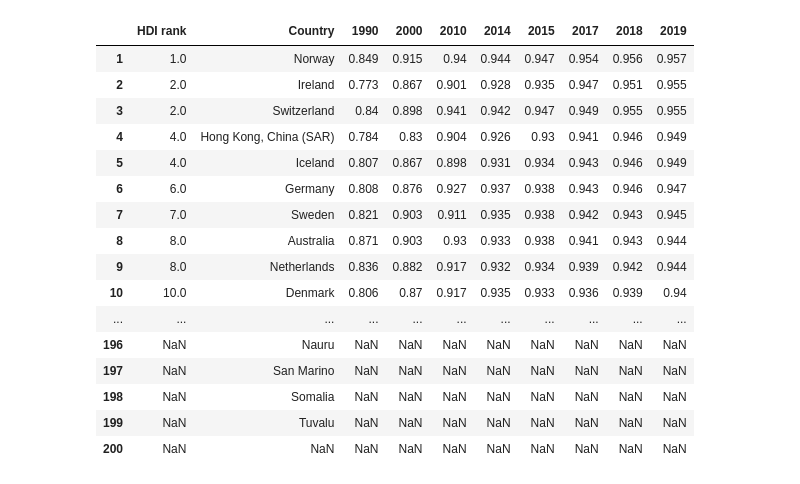
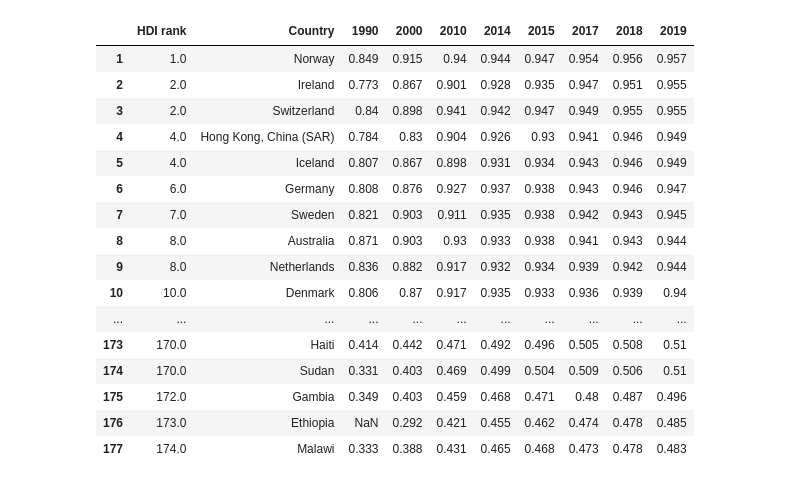
Before and after one commit to jacobdv/shoe-beans, a Jupyter notebook: UN_Data_Cleaning.ipynb, the cells around one changed output. Saved outputs shown, nothing was run; the diff lists cells and outputs as text; code cells hidden in the pictures.

```diff
--- a/UN_Data_Cleaning.ipynb
+++ b/UN_Data_Cleaning.ipynb
@@ -4,37 +4,37 @@ pd.set_option('display.max_rows', None)
 # %%
 # Reads in csv for table two of the UN data, using the fifth row as header.
 hdi_data = pd.read_csv("UN_Data_Table_2.csv", header=4).drop([0,67,121,159,193])
 
 # Selects only columns with valid, single year names.
 selected_columns = []
 for column in hdi_data:
     if 'Unnamed' not in column:
         if '-' not in column:
             selected_columns.append(column)
 
 # Turns .. into NaN values. Drops rows with only NaN values.
 hdi_data = hdi_data.replace("..","NaN")
 hdi_data = (hdi_data[selected_columns])
+hdi_data.dropna(thresh = 9, inplace = True)
 
 # Drops bottom rows of summary data.
 hdi_data.drop(hdi_data.tail(36).index,inplace=True)
-hdi_data
 # %% [output]
 |  | HDI rank | Country | 1990 | 2000 | 2010 | 2014 | 2015 | 2017 | 2018 | 2019 |
 | 1 | 1.0 | Norway | 0.849 | 0.915 | 0.94 | 0.944 | 0.947 | 0.954 | 0.956 | 0.957 |
 | 2 | 2.0 | Ireland | 0.773 | 0.867 | 0.901 | 0.928 | 0.935 | 0.947 | 0.951 | 0.955 |
 | 3 | 2.0 | Switzerland | 0.84 | 0.898 | 0.941 | 0.942 | 0.947 | 0.949 | 0.955 | 0.955 |
 | 4 | 4.0 | Hong Kong, China (SAR) | 0.784 | 0.83 | 0.904 | 0.926 | 0.93 | 0.941 | 0.946 | 0.949 |
 | 5 | 4.0 | Iceland | 0.807 | 0.867 | 0.898 | 0.931 | 0.934 | 0.943 | 0.946 | 0.949 |
 | 6 | 6.0 | Germany | 0.808 | 0.876 | 0.927 | 0.937 | 0.938 | 0.943 | 0.946 | 0.947 |
 | 7 | 7.0 | Sweden | 0.821 | 0.903 | 0.911 | 0.935 | 0.938 | 0.942 | 0.943 | 0.945 |
 | 8 | 8.0 | Australia | 0.871 | 0.903 | 0.93 | 0.933 | 0.938 | 0.941 | 0.943 | 0.944 |
 | 9 | 8.0 | Netherlands | 0.836 | 0.882 | 0.917 | 0.932 | 0.934 | 0.939 | 0.942 | 0.944 |
 | 10 | 10.0 | Denmark | 0.806 | 0.87 | 0.917 | 0.935 | 0.933 | 0.936 | 0.939 | 0.94 |
 | ... | ... | ... | ... | ... | ... | ... | ... | ... | ... | ... |
-| 196 | NaN | Nauru | NaN | NaN | NaN | NaN | NaN | NaN | NaN | NaN |
-| 197 | NaN | San Marino | NaN | NaN | NaN | NaN | NaN | NaN | NaN | NaN |
-| 198 | NaN | Somalia | NaN | NaN | NaN | NaN | NaN | NaN | NaN | NaN |
-| 199 | NaN | Tuvalu | NaN | NaN | NaN | NaN | NaN | NaN | NaN | NaN |
-| 200 | NaN | NaN | NaN | NaN | NaN | NaN | NaN | NaN | NaN | NaN |
+| 173 | 170.0 | Haiti | 0.414 | 0.442 | 0.471 | 0.492 | 0.496 | 0.505 | 0.508 | 0.51 |
+| 174 | 170.0 | Sudan | 0.331 | 0.403 | 0.469 | 0.499 | 0.504 | 0.509 | 0.506 | 0.51 |
+| 175 | 172.0 | Gambia | 0.349 | 0.403 | 0.459 | 0.468 | 0.471 | 0.48 | 0.487 | 0.496 |
+| 176 | 173.0 | Ethiopia | NaN | 0.292 | 0.421 | 0.455 | 0.462 | 0.474 | 0.478 | 0.485 |
+| 177 | 174.0 | Malawi | 0.333 | 0.388 | 0.431 | 0.465 | 0.468 | 0.473 | 0.478 | 0.483 |
 # %%
```
Also changed, not shown: parts of 3 cells of this notebook, 1 other file.
